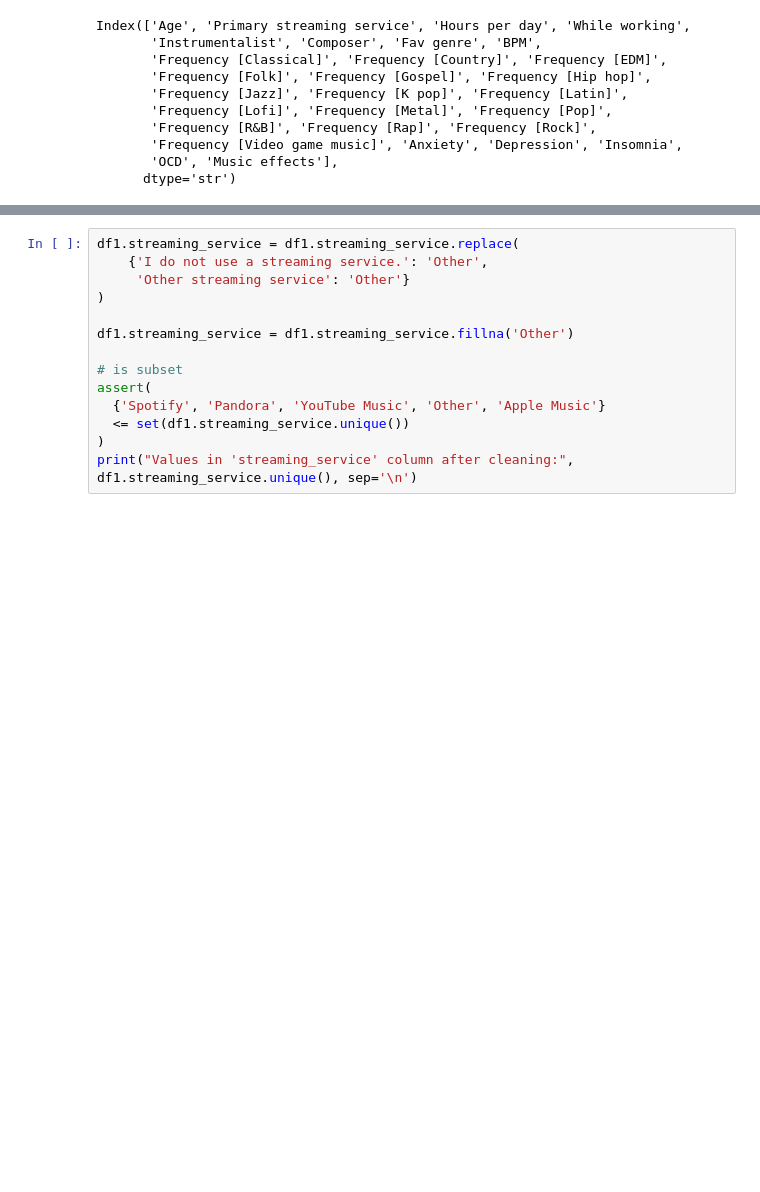
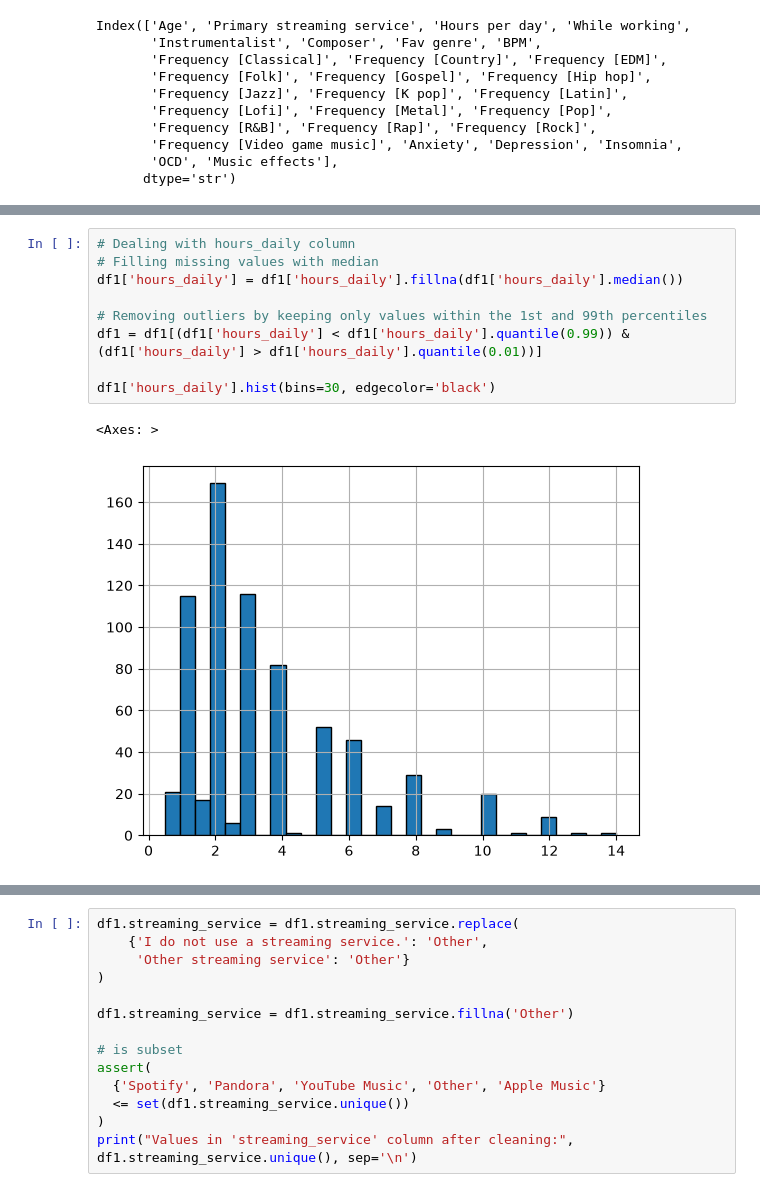
Before and after one commit to hem1t/music-mental, a Jupyter notebook: src/complete_documented_pipe.ipynb, the cells around one changed output, grey strips where cells are left out. Drawn from its saved outputs; the diff is of its cells as text; blank space fills up the shorter version.

```diff
--- a/src/complete_documented_pipe.ipynb
+++ b/src/complete_documented_pipe.ipynb
@@ -178,0 +169,12 @@ This includes `age`, `hours_daily`, `bpm`, `*_scr`.
+# %%
+# Dealing with hours_daily column
+# Filling missing values with median
+df1['hours_daily'] = df1['hours_daily'].fillna(df1['hours_daily'].median())
+
+# Removing outliers by keeping only values within the 1st and 99th percentiles
+df1 = df1[(df1['hours_daily'] < df1['hours_daily'].quantile(0.99)) & (df1['hours_daily'] > df1['hours_daily'].quantile(0.01))]
+
+df1['hours_daily'].hist(bins=30, edgecolor='black')
+# %% [output]
+<Axes: >
+[figure, added]
```
Also changed, not shown: parts of 30 cells of this notebook.
